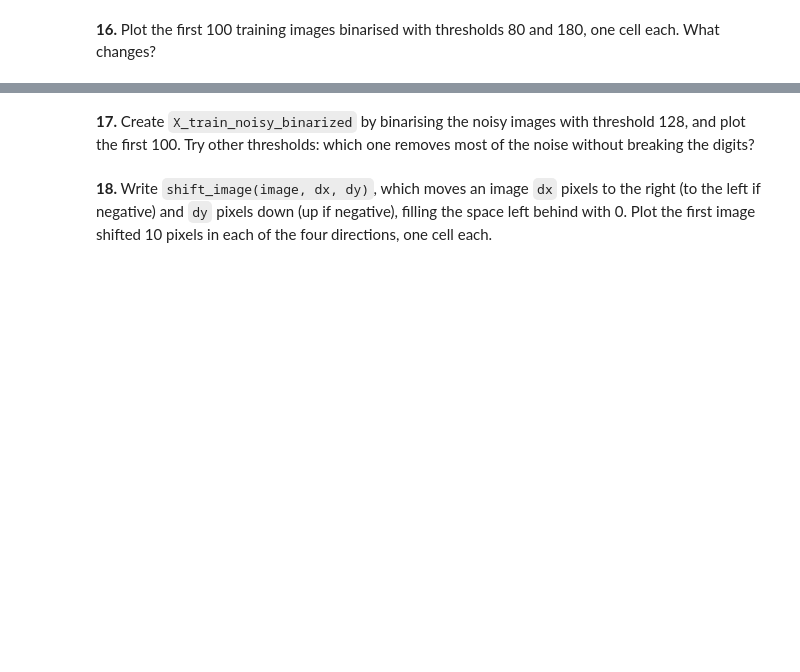
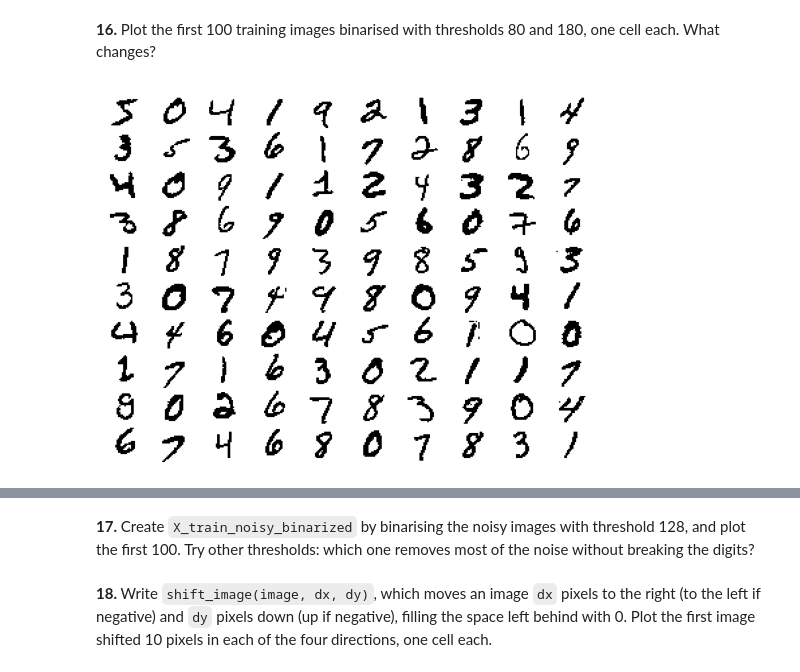
Before and after one commit to Falagan/numpy-mnist, a Jupyter notebook: mnist_numpy.ipynb, the cells around one changed output, grey strips where cells are left out. Drawn from its saved outputs; the diff is of its cells as text; code cells hidden in the pictures; blank space fills up the shorter version.

```diff
--- a/mnist_numpy.ipynb
+++ b/mnist_numpy.ipynb
@@ -223,2 +379,7 @@ Create `X_train_standardized` and `X_test_standardized`. Compute μ and σ on th
 # %% [markdown]
 **16.** Plot the first 100 training images binarised with thresholds 80 and 180, one cell each. What changes?
+# %%
+# Low threshold: even light grey edge pixels become ink, so the strokes get thicker.
+plot_first_100(binarize_image(X_train, threshold=80))
+# %% [output]
+[figure, added]
```
Also changed, not shown: parts of 27 cells of this notebook.
